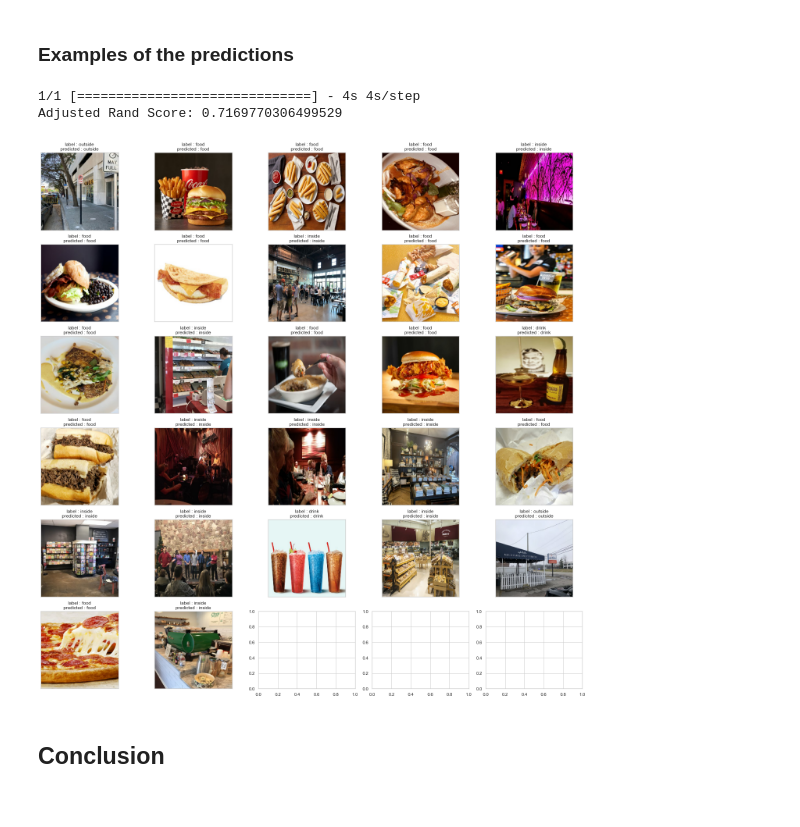
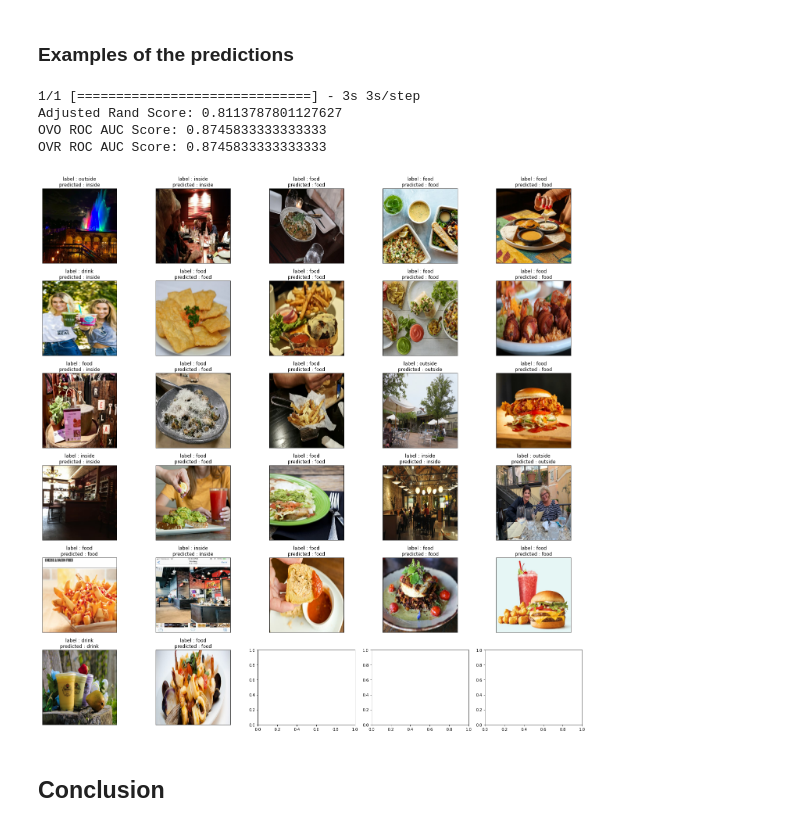
Before and after one commit to Hkllopp/NLP_and_ImageRecognition, a Jupyter notebook: imageLabellingProject.ipynb, the cells around one changed output. Saved outputs shown, nothing was run; the diff lists cells and outputs as text; code cells hidden in the pictures.

Commit message:
added AUC for image labelling

```diff
--- a/imageLabellingProject.ipynb
+++ b/imageLabellingProject.ipynb
@@ -550,41 +550,51 @@ else:
 # %%
 import numpy as np
 
-from sklearn.metrics import adjusted_rand_score
+from sklearn.metrics import adjusted_rand_score, roc_auc_score
+from sklearn.preprocessing import LabelBinarizer
 
 possible_labels = list(possible_labels)
 possible_labels.sort()
 
 for images, labels in validation_ds.take(1):
 
     predictions_images = model.predict(images)
 
     predictions_class = [np.argmax(prediction) for prediction in predictions_images]
     labels_class = [np.argmax(label) for label in labels]
 
     fig, axs = plt.subplots(6, 5, figsize=(20, 20))
     for i in range(32):
         predicted_class = predictions_class[i]
         predicted_class_label = possible_labels[predicted_class]
 
         real_class = labels_class[i]
         real_class_label = possible_labels[real_class]
 
         ax = axs[i//6, i%5]
         # print(f"{i} : [{i//5}][{i%5}]")
         ax.imshow(images[i].numpy().astype("uint8"))
         ax.set_title(f"label : {real_class_label}\npredicted : {predicted_class_label}")
         ax.get_xaxis().set_visible(False)
         ax.get_yaxis().set_visible(False)
 
 plt.gcf().set_facecolor('white')
 plt.tight_layout()
 
 print(f'Adjusted Rand Score: {adjusted_rand_score(labels_class, predictions_class)}')
+
+lb = LabelBinarizer()
+lb.fit(labels_class + predictions_class)
+labels_class_binarized = lb.transform(labels_class)
+predictions_class_binarized = lb.transform(predictions_class)
+print(f'OVO ROC AUC Score: {roc_auc_score(labels_class_binarized, predictions_class_binarized, multi_class="ovo")}')
+print(f'OVR ROC AUC Score: {roc_auc_score(labels_class_binarized, predictions_class_binarized, multi_class="ovr")}')
 # %% [output]
-1/1 [==============================] - 4s 4s/step
-Adjusted Rand Score: 0.7169770306499529
+1/1 [==============================] - 3s 3s/step
+Adjusted Rand Score: 0.8113787801127627
+OVO ROC AUC Score: 0.8745833333333333
+OVR ROC AUC Score: 0.8745833333333333
-[figure, old version]
+[figure, new version]
 # %% [markdown]
 ## Conclusion
 # %% [markdown]
```
